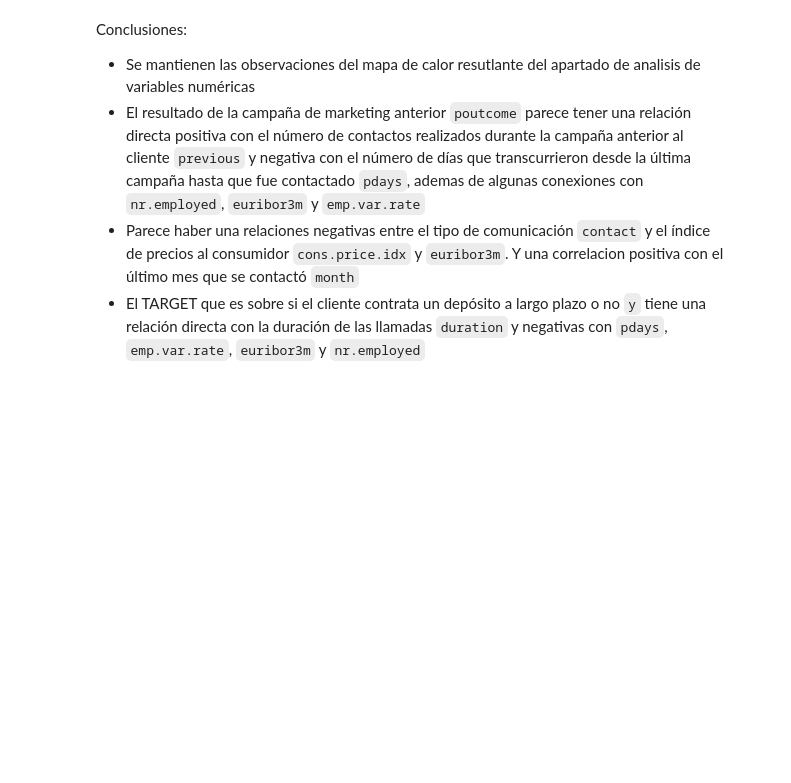
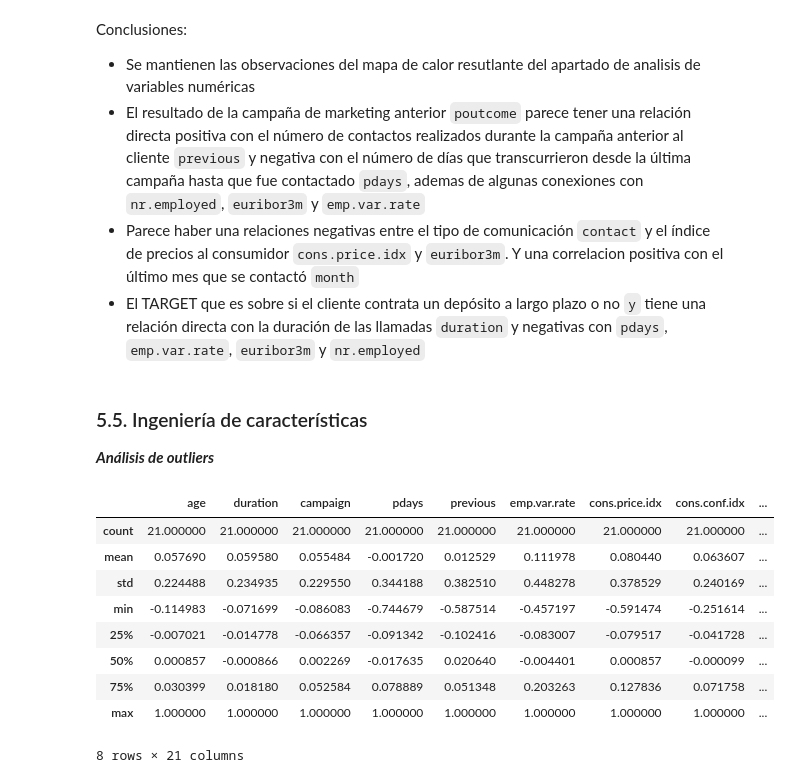
Before and after one commit to 4GeeksAcademy/machine-learning-python-template-bank-BryanJumbo, a Jupyter notebook: src/explore.ipynb, the cells around one changed output. Drawn from its saved outputs; the diff is of its cells as text; code cells hidden in the pictures; blank space fills up the shorter version.

```diff
--- a/src/explore.ipynb
+++ b/src/explore.ipynb
@@ -526,3 +525,19 @@ Conclusiones:
 * El resultado de la campaña de marketing anterior `poutcome` parece tener una relación directa positiva con el número de contactos realizados durante la campaña anterior al cliente `previous` y negativa con el número de días que transcurrieron desde la última campaña hasta que fue contactado `pdays`, ademas de algunas conexiones con `nr.employed`, `euribor3m` y `emp.var.rate`
 * Parece haber una relaciones negativas entre el tipo de comunicación `contact` y el índice de precios al consumidor `cons.price.idx` y `euribor3m`. Y una correlacion positiva con el último mes que se contactó `month`
 * El TARGET que es sobre si el cliente contrata un depósito a largo plazo o no `y` tiene una relación directa con la duración de las llamadas `duration` y negativas con `pdays`, `emp.var.rate`, `euribor3m` y `nr.employed`
+# %% [markdown]
+### 5.5. Ingeniería de características
+***Análisis de outliers***
+# %%
+df_enc.corr().describe()
+# %% [output]
+|  | age | duration | campaign | pdays | previous | emp.var.rate | cons.price.idx | cons.conf.idx | ... |
+| count | 21.000000 | 21.000000 | 21.000000 | 21.000000 | 21.000000 | 21.000000 | 21.000000 | 21.000000 | ... |
+| mean | 0.057690 | 0.059580 | 0.055484 | -0.001720 | 0.012529 | 0.111978 | 0.080440 | 0.063607 | ... |
+| std | 0.224488 | 0.234935 | 0.229550 | 0.344188 | 0.382510 | 0.448278 | 0.378529 | 0.240169 | ... |
+| min | -0.114983 | -0.071699 | -0.086083 | -0.744679 | -0.587514 | -0.457197 | -0.591474 | -0.251614 | ... |
+| 25% | -0.007021 | -0.014778 | -0.066357 | -0.091342 | -0.102416 | -0.083007 | -0.079517 | -0.041728 | ... |
+| 50% | 0.000857 | -0.000866 | 0.002269 | -0.017635 | 0.020640 | -0.004401 | 0.000857 | -0.000099 | ... |
+| 75% | 0.030399 | 0.018180 | 0.052584 | 0.078889 | 0.051348 | 0.203263 | 0.127836 | 0.071758 | ... |
+| max | 1.000000 | 1.000000 | 1.000000 | 1.000000 | 1.000000 | 1.000000 | 1.000000 | 1.000000 | ... |
+8 rows × 21 columns
```
Also changed, not shown: parts of 2 cells of this notebook.
